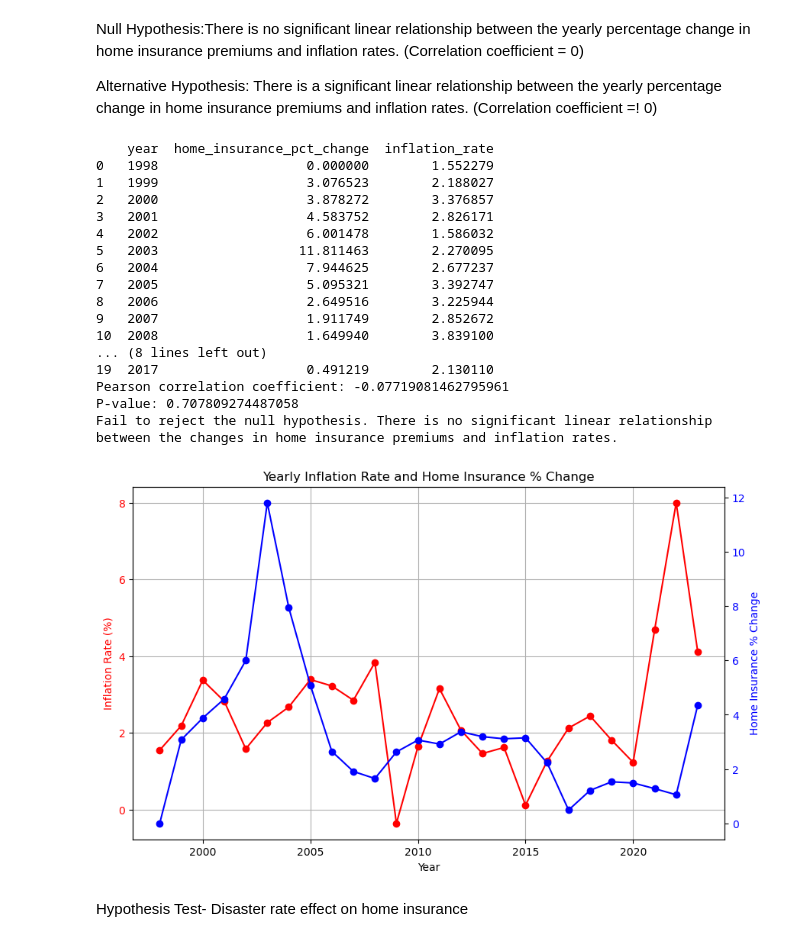
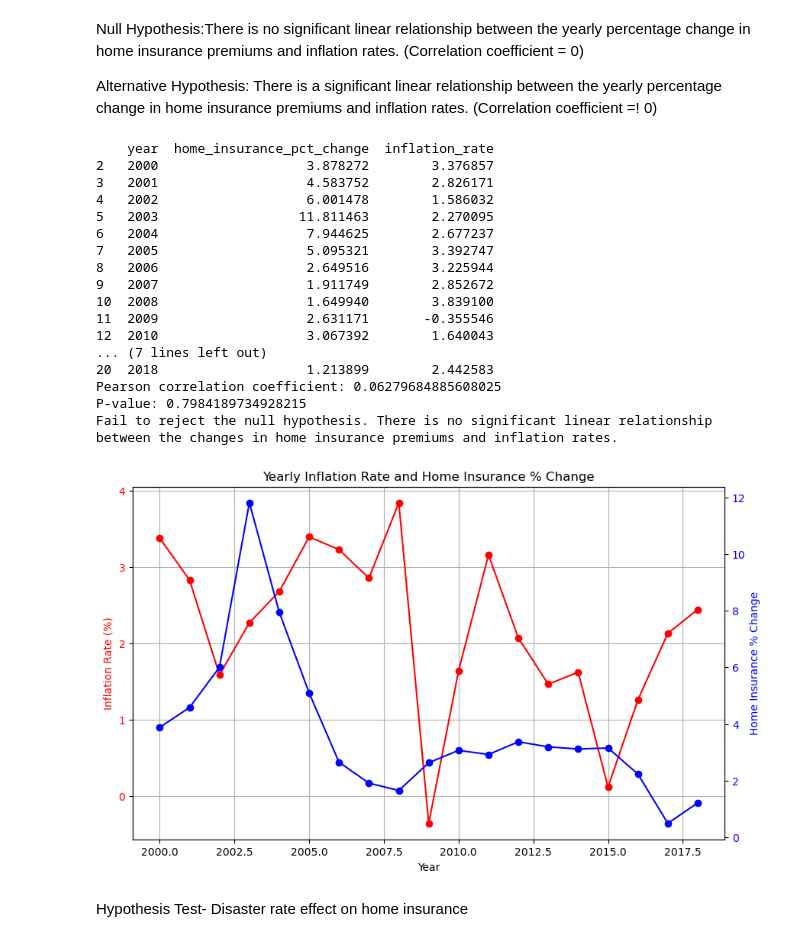
Before and after one commit to smille202/capstone, a Jupyter notebook: work/working_code.ipynb, the cells around one changed output. Drawn from its saved outputs; the diff is of its cells as text; code cells hidden in the pictures.

```diff
--- a/work/working_code.ipynb
+++ b/work/working_code.ipynb
@@ -572,6 +572,8 @@ paired_data = pd.merge(home_yearly[['year', 'home_insurance_pct_change']],
                        on='year', how='inner')
 
 paired_data.dropna(inplace=True)
+paired_data = paired_data[(paired_data['year'] >= 2000) & (paired_data['year'] <= 2018)]  # adjust years
+
 print(paired_data[['year', 'home_insurance_pct_change', 'inflation_rate']].head(20))
 
 # Pearson correlation test
@@ -589,40 +591,40 @@ else:
 # plot yearly percentage changes
 fig, ax1 = plt.subplots(figsize=(10, 6))
 
 # inflation rate (left)
 ax1.plot(paired_data['year'], paired_data['inflation_rate'], marker='o', linestyle='-', color='r', label='Inflation Rate')
 ax1.set_xlabel('Year')
 ax1.set_ylabel('Inflation Rate (%)', color='r')
 ax1.tick_params(axis='y', labelcolor='r')
 
 # home insurance percentage change (right)
 ax2 = ax1.twinx()
 ax2.plot(paired_data['year'], paired_data['home_insurance_pct_change'], marker='o', linestyle='-', color='b', label='Home Insurance % Change')
 ax2.set_ylabel('Home Insurance % Change', color='b')
 ax2.tick_params(axis='y', labelcolor='b')
 
 plt.title('Yearly Inflation Rate and Home Insurance % Change')
 ax1.grid(True)
 plt.show()
 # %% [output]
     year  home_insurance_pct_change  inflation_rate
-0   1998                   0.000000        1.552279
-1   1999                   3.076523        2.188027
 2   2000                   3.878272        3.376857
 3   2001                   4.583752        2.826171
 4   2002                   6.001478        1.586032
 5   2003                  11.811463        2.270095
 6   2004                   7.944625        2.677237
 7   2005                   5.095321        3.392747
 8   2006                   2.649516        3.225944
 9   2007                   1.911749        2.852672
 10  2008                   1.649940        3.839100
-... (8 lines left out)
-19  2017                   0.491219        2.130110
-Pearson correlation coefficient: -0.07719081462795961
-P-value: 0.707809274487058
+11  2009                   2.631171       -0.355546
+12  2010                   3.067392        1.640043
+... (7 lines left out)
+20  2018                   1.213899        2.442583
+Pearson correlation coefficient: 0.06279684885608025
+P-value: 0.7984189734928215
 Fail to reject the null hypothesis. There is no significant linear relationship between the changes in home insurance premiums and inflation rates.
-[figure, old version]
+[figure, new version]
 # %% [markdown]
 Hypothesis Test- Disaster rate effect on home insurance
 # %% [markdown]
```
Also changed, not shown: parts of 10 cells of this notebook.
